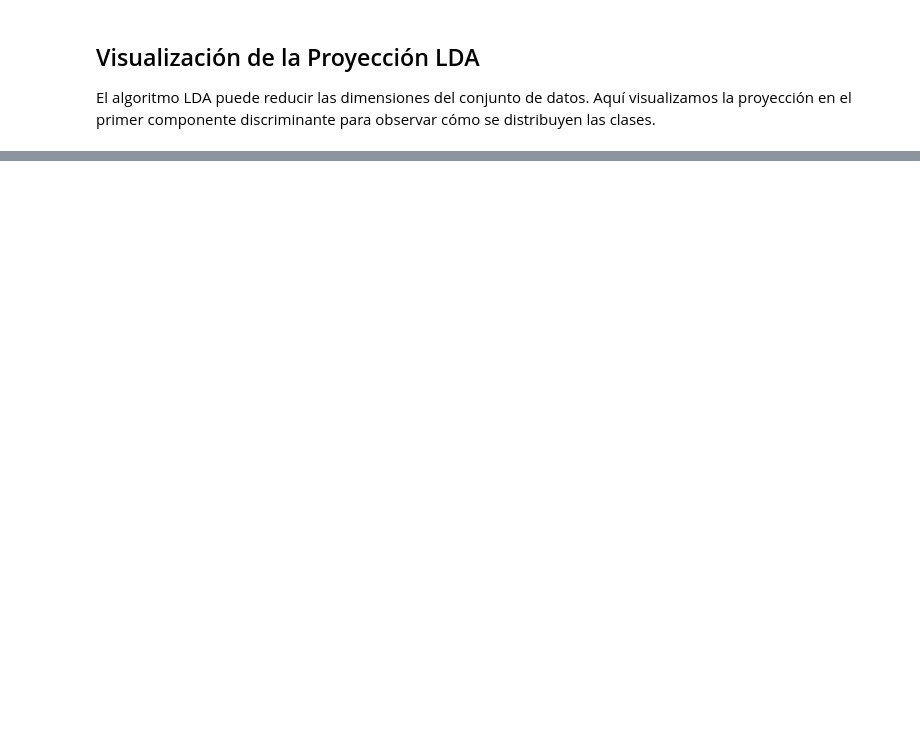
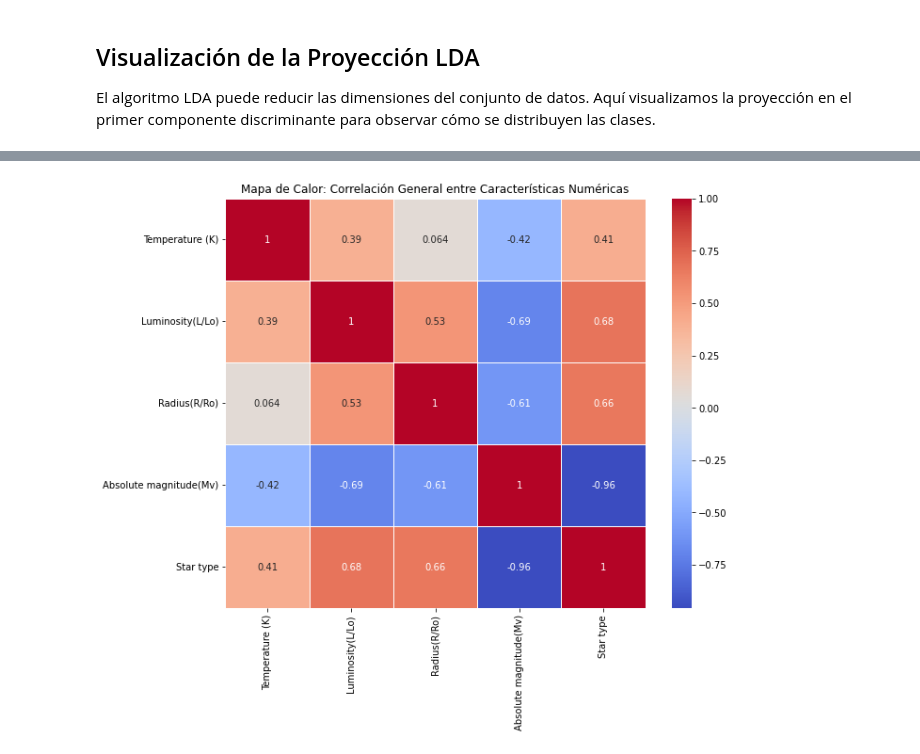
Before and after one commit to Oscar-M-Quintana/Algoritmos_Inferencia, a Jupyter notebook: ADL/adl_estrellas.ipynb, the cells around one changed output, grey strips where cells are left out. Cells and saved outputs as stored; diff of their text form; code cells hidden in the pictures; blank space fills up the shorter version.

```diff
--- a/ADL/adl_estrellas.ipynb
+++ b/ADL/adl_estrellas.ipynb
@@ -77,0 +142,15 @@ plt.show()
+# %%
+# Mapa de Calor: Correlación General entre Características Numéricas
+
+# Crear un mapa de calor para mostrar la correlación general entre las columnas numéricas del dataset
+plt.figure(figsize=(10, 8))
+
+# Calcular la matriz de correlación
+correlation_matrix = data.corr()
+
+# Generar el mapa de calor basado en la matriz de correlación
+sns.heatmap(correlation_matrix, annot=True, cmap="coolwarm", linewidths=0.5)
+plt.title("Mapa de Calor: Correlación General entre Características Numéricas")
+plt.show()
+# %% [output]
+[figure, added]
```
Also changed, not shown: parts of 8 cells of this notebook, 2 other files.
